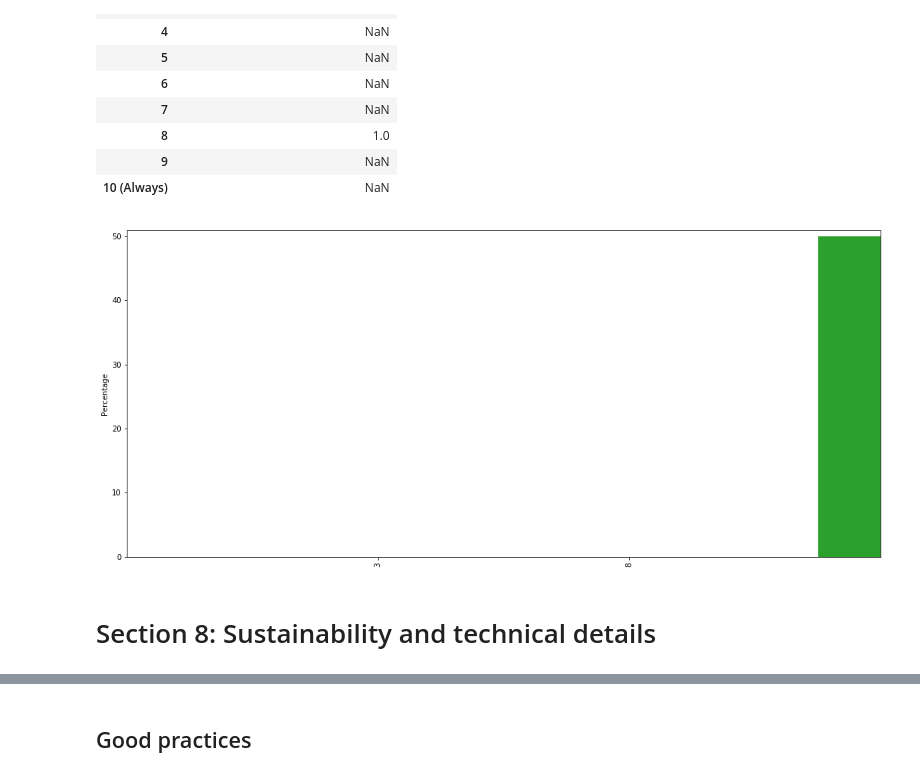
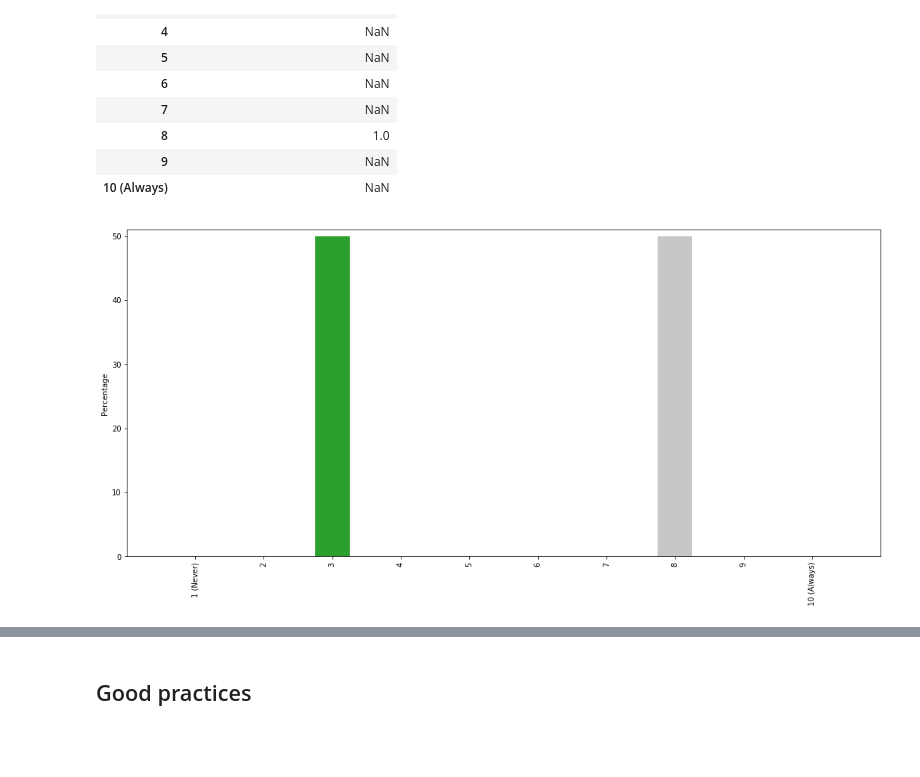
Before and after one commit to softwaresaved/international-survey, a Jupyter notebook: analysis/results_zaf_2017_narrative.ipynb, the cells around one changed output, grey strips where cells are left out. Cells and saved outputs as stored; diff of their text form; code cells hidden in the pictures; blank space fills up the shorter version.

```diff
--- a/analysis/results_zaf_2017_narrative.ipynb
+++ b/analysis/results_zaf_2017_narrative.ipynb
@@ -1039,8 +1095,6 @@ display(v_to_count)
 | 9 | NaN |
 | 10 (Always) | NaN |
 # %%
-_ = get_plot(perc_to_count, "one choice")
+_ = get_plot(perc_to_count, "one choice", dropna=False)
 # %% [output]
-[figure, old version]
+[figure, new version]
-# %% [markdown]
-# Section 8: Sustainability and technical details
```
Also changed, not shown: parts of 58 cells of this notebook, 30 other files.
